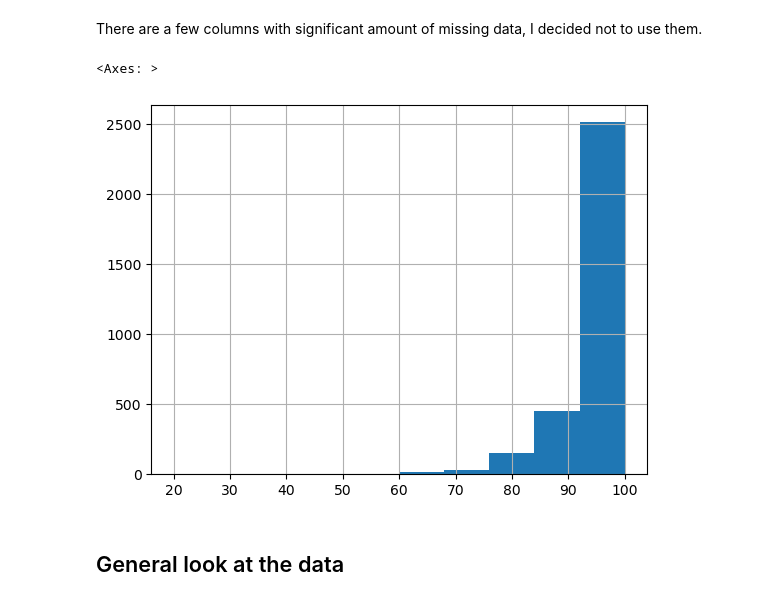
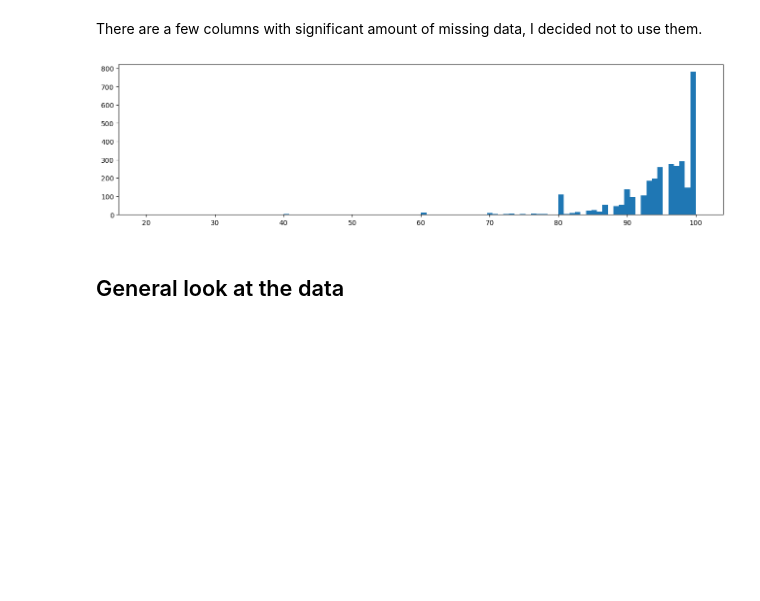
Before and after one commit to fgrrrg/seattle_airbnb, a Jupyter notebook: seattle.ipynb, the cells around one changed output. Saved outputs shown, nothing was run; the diff lists cells and outputs as text; code cells hidden in the pictures; blank space fills up the shorter version.

```diff
--- a/seattle.ipynb
+++ b/seattle.ipynb
@@ -50,11 +90,10 @@ listings_missing[listings_missing>0.25].plot.bar()
 [figure]
 # %% [markdown]
 There are a few columns with significant amount of missing data, I decided not to use them.
-# %%
-listings.review_scores_rating.hist()
-# %% [output]
-<Axes: >
-[figure, removed]
+# %%
+plot_hist(listings.review_scores_rating,None,100)
+# %% [output]
+[figure, added]
 # %% [markdown]
 ## General look at the data
 # %%
```
Also changed, not shown: parts of 9 cells of this notebook.
